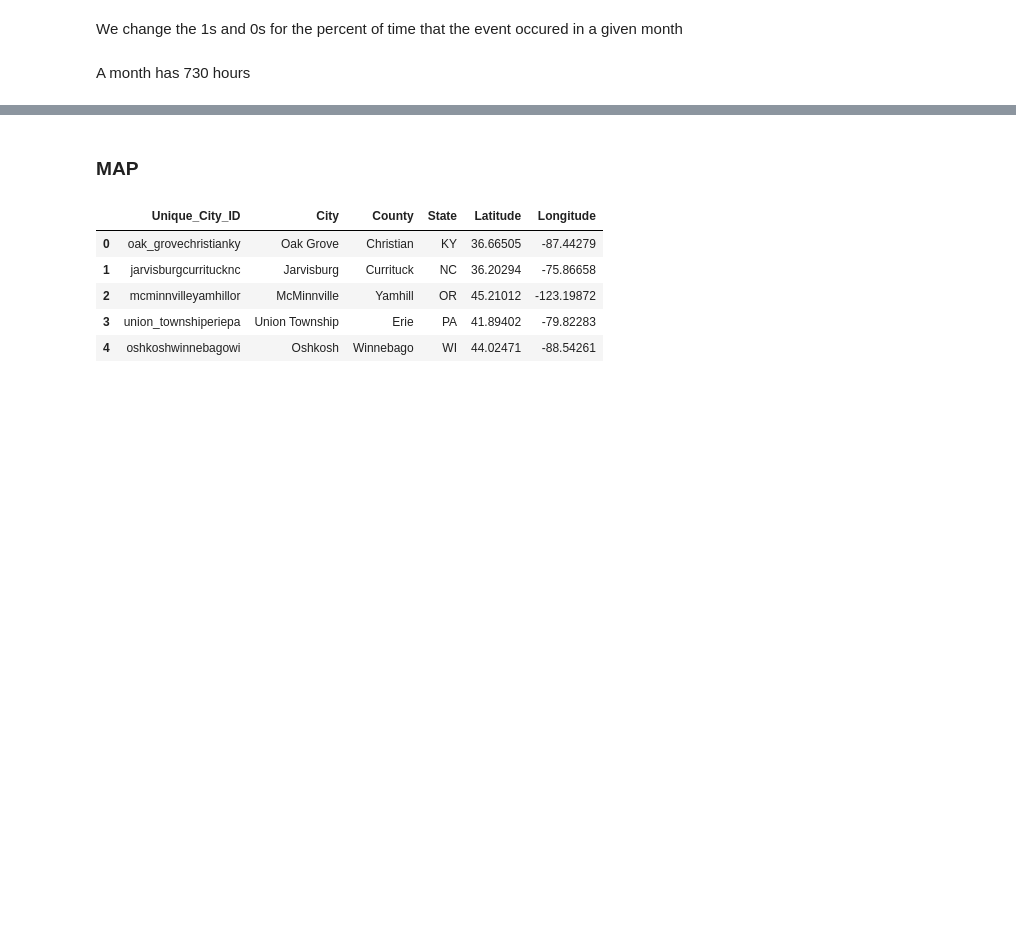
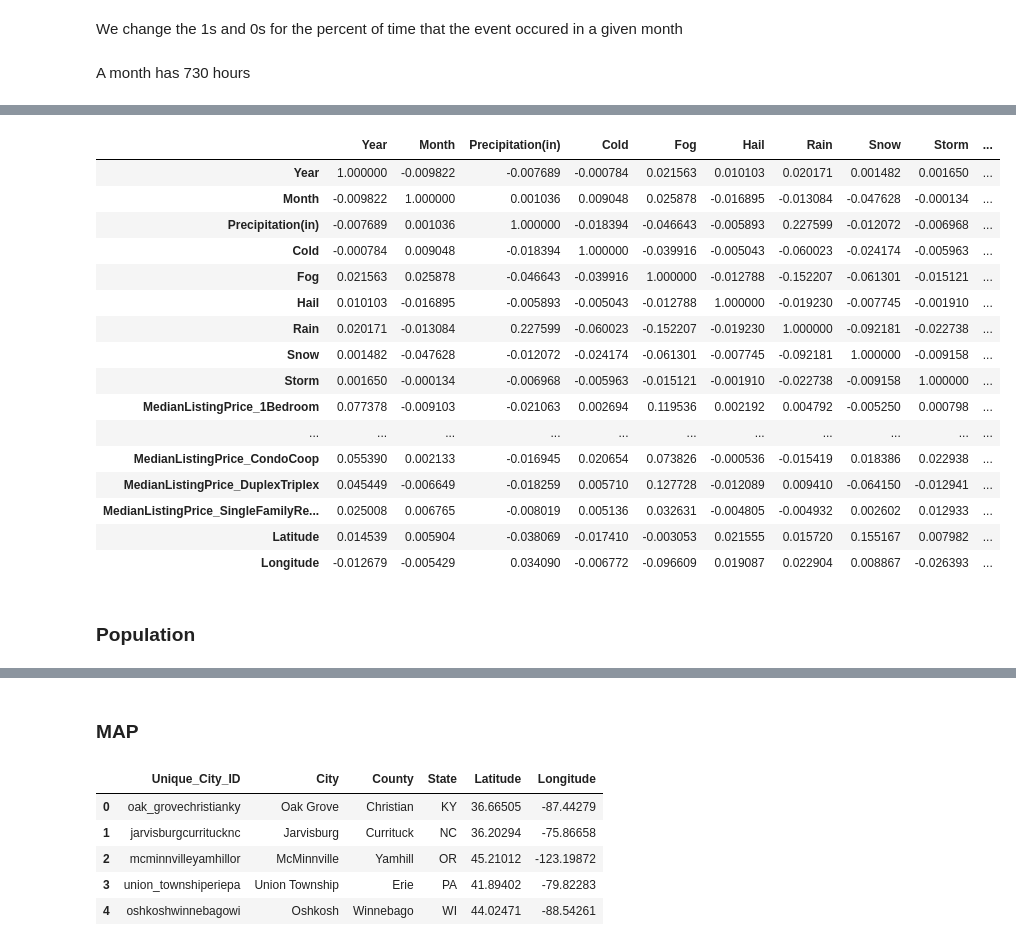
Before and after one commit to julicaro31/GRUPO_07-PF_DS4, a Jupyter notebook: machine_learning/ml_model.ipynb, the cells around one changed output, grey strips where cells are left out. Saved outputs shown, nothing was run; the diff lists cells and outputs as text; code cells hidden in the pictures; blank space fills up the shorter version.

```diff
--- a/machine_learning/ml_model.ipynb
+++ b/machine_learning/ml_model.ipynb
@@ -10,0 +216,5 @@ from private.s3_aws import access_key, secret_access_key
+# %%
+for home_type in keys:
+    listing_prices[f'{home_type}'].fillna(listing_prices[f'{home_type}_mean'],inplace=True)
+# %%
+listing_prices.drop(values,axis=1,inplace=True)
@@ -87,0 +333,4 @@ weather_events.head()
+# %%
+listing_prices['Month'] = listing_prices.Date.dt.month
+# %%
+price_weather = pd.merge(weather_events,listing_prices,how='inner',on=['Unique_City_ID','Year','Month'])
@@ -87,0 +347,23 @@ weather_events.head()
+# %%
+corr = price_weather.corr()
+corr.style.background_gradient(cmap='coolwarm')
+# %% [output]
+|  | Year | Month | Precipitation(in) | Cold | Fog | Hail | Rain | Snow | Storm | ... |
+| Year | 1.000000 | -0.009822 | -0.007689 | -0.000784 | 0.021563 | 0.010103 | 0.020171 | 0.001482 | 0.001650 | ... |
+| Month | -0.009822 | 1.000000 | 0.001036 | 0.009048 | 0.025878 | -0.016895 | -0.013084 | -0.047628 | -0.000134 | ... |
+| Precipitation(in) | -0.007689 | 0.001036 | 1.000000 | -0.018394 | -0.046643 | -0.005893 | 0.227599 | -0.012072 | -0.006968 | ... |
+| Cold | -0.000784 | 0.009048 | -0.018394 | 1.000000 | -0.039916 | -0.005043 | -0.060023 | -0.024174 | -0.005963 | ... |
+| Fog | 0.021563 | 0.025878 | -0.046643 | -0.039916 | 1.000000 | -0.012788 | -0.152207 | -0.061301 | -0.015121 | ... |
+| Hail | 0.010103 | -0.016895 | -0.005893 | -0.005043 | -0.012788 | 1.000000 | -0.019230 | -0.007745 | -0.001910 | ... |
+| Rain | 0.020171 | -0.013084 | 0.227599 | -0.060023 | -0.152207 | -0.019230 | 1.000000 | -0.092181 | -0.022738 | ... |
+| Snow | 0.001482 | -0.047628 | -0.012072 | -0.024174 | -0.061301 | -0.007745 | -0.092181 | 1.000000 | -0.009158 | ... |
+| Storm | 0.001650 | -0.000134 | -0.006968 | -0.005963 | -0.015121 | -0.001910 | -0.022738 | -0.009158 | 1.000000 | ... |
+| MedianListingPrice_1Bedroom | 0.077378 | -0.009103 | -0.021063 | 0.002694 | 0.119536 | 0.002192 | 0.004792 | -0.005250 | 0.000798 | ... |
+| ... | ... | ... | ... | ... | ... | ... | ... | ... | ... | ... |
+| MedianListingPrice_CondoCoop | 0.055390 | 0.002133 | -0.016945 | 0.020654 | 0.073826 | -0.000536 | -0.015419 | 0.018386 | 0.022938 | ... |
+| MedianListingPrice_DuplexTriplex | 0.045449 | -0.006649 | -0.018259 | 0.005710 | 0.127728 | -0.012089 | 0.009410 | -0.064150 | -0.012941 | ... |
+| MedianListingPrice_SingleFamilyRe... | 0.025008 | 0.006765 | -0.008019 | 0.005136 | 0.032631 | -0.004805 | -0.004932 | 0.002602 | 0.012933 | ... |
+| Latitude | 0.014539 | 0.005904 | -0.038069 | -0.017410 | -0.003053 | 0.021555 | 0.015720 | 0.155167 | 0.007982 | ... |
+| Longitude | -0.012679 | -0.005429 | 0.034090 | -0.006772 | -0.096609 | 0.019087 | 0.022904 | 0.008867 | -0.026393 | ... |
+# %% [markdown]
+### Population
```
Also changed, not shown: parts of 71 cells of this notebook, 1 other file.
